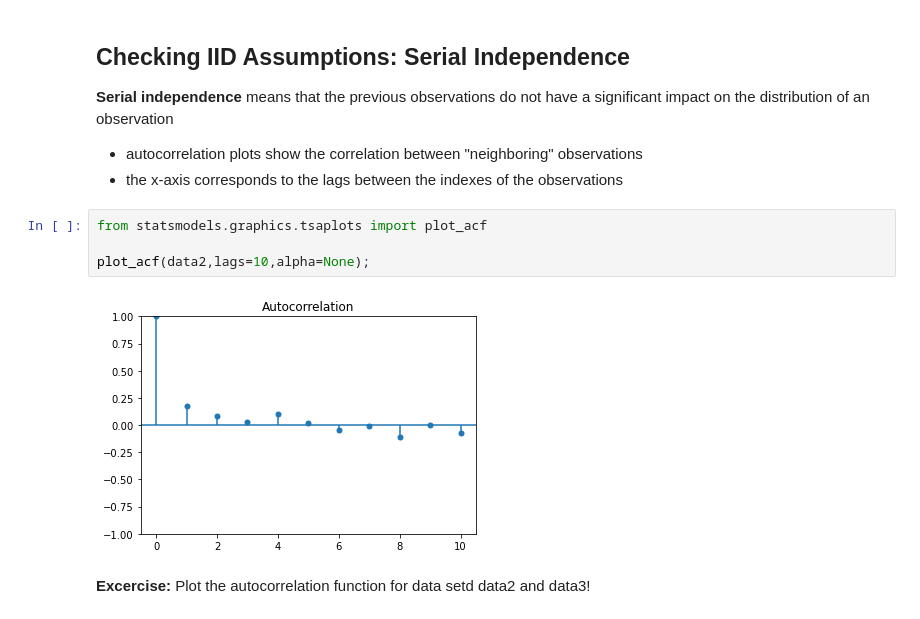
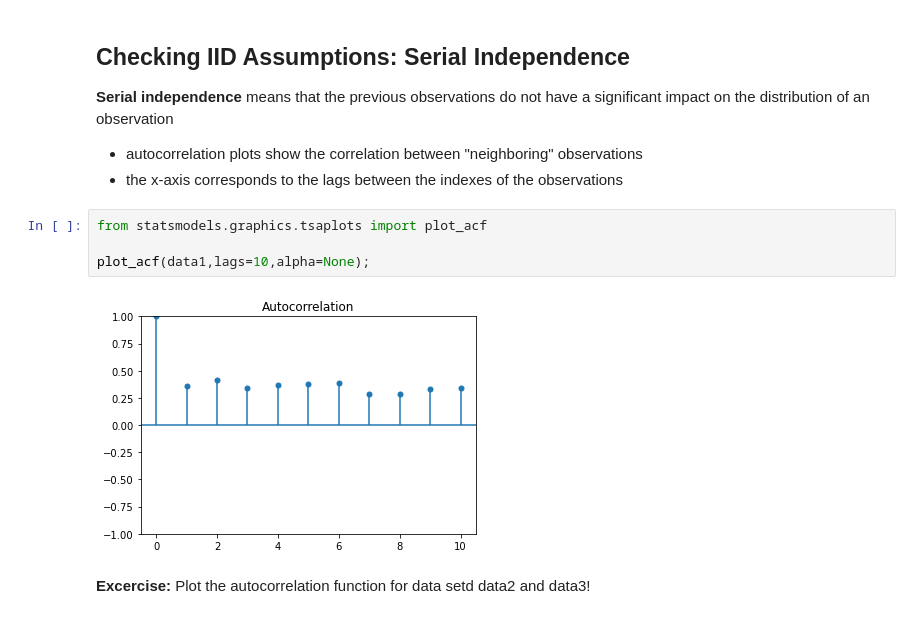
Before and after one commit to decision-analytics/CORDS2023, a Jupyter notebook: 03/03_Obtaining_Distributions.ipynb, the cells around one changed output. Cells and saved outputs as stored; diff of their text form.

```diff
--- a/03/03_Obtaining_Distributions.ipynb
+++ b/03/03_Obtaining_Distributions.ipynb
@@ -411,9 +407,9 @@ a significant impact on the distribution of an observation
 # %%
 from statsmodels.graphics.tsaplots import plot_acf
 
-plot_acf(data2,lags=10,alpha=None);
+plot_acf(data1,lags=10,alpha=None);
 # %% [output]
-[figure, old version]
+[figure, new version]
 # %% [markdown]
 **Excercise:** Plot the autocorrelation function for data setd data2 and data3!
 # %% [markdown]
```
Also changed, not shown: parts of 28 cells of this notebook, 1 other file.
